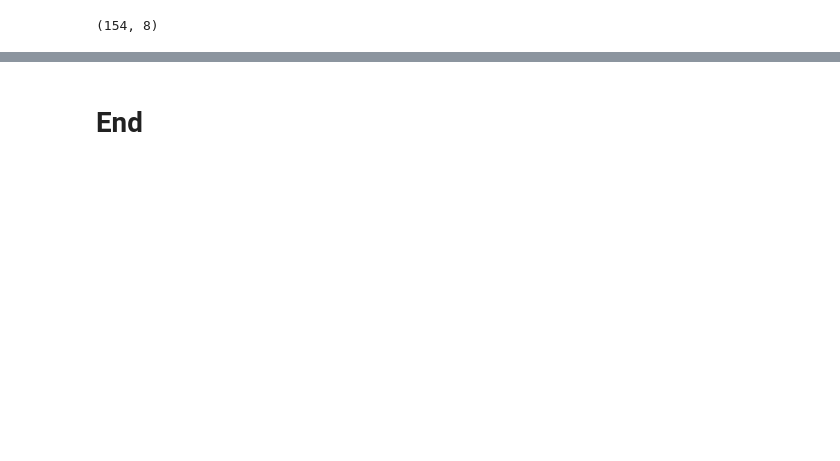
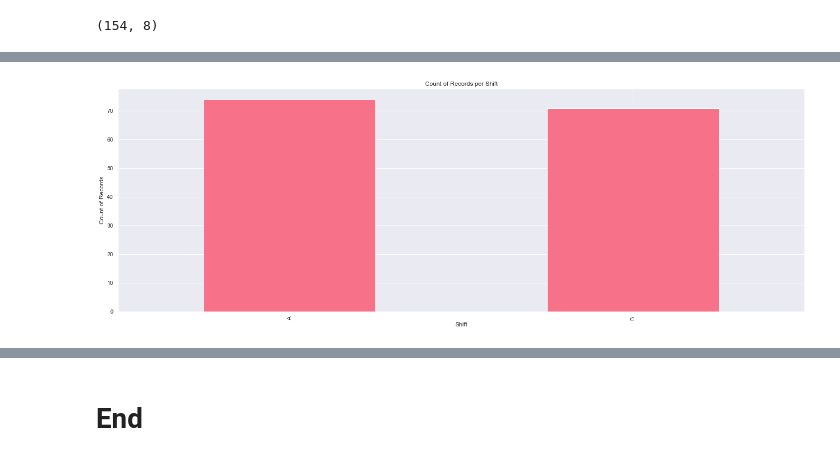
Before and after one commit to vilandao/analytics_onboarding, a Jupyter notebook: EDA.ipynb, the cells around one changed output, grey strips where cells are left out. Saved outputs shown, nothing was run; the diff lists cells and outputs as text; code cells hidden in the pictures; blank space fills up the shorter version.

```diff
--- a/EDA.ipynb
+++ b/EDA.ipynb
@@ -41,0 +149,10 @@ print(number_dupes)
+# %%
+# plot the count of records per Shift
+shift_counts.plot(
+    kind='bar',
+    title='Count of Records per Shift',
+    xlabel='Shift',
+    ylabel='Count of Records'
+);
+# %% [output]
+[figure, added]
```
Also changed, not shown: parts of 41 cells of this notebook, 1 other file.
